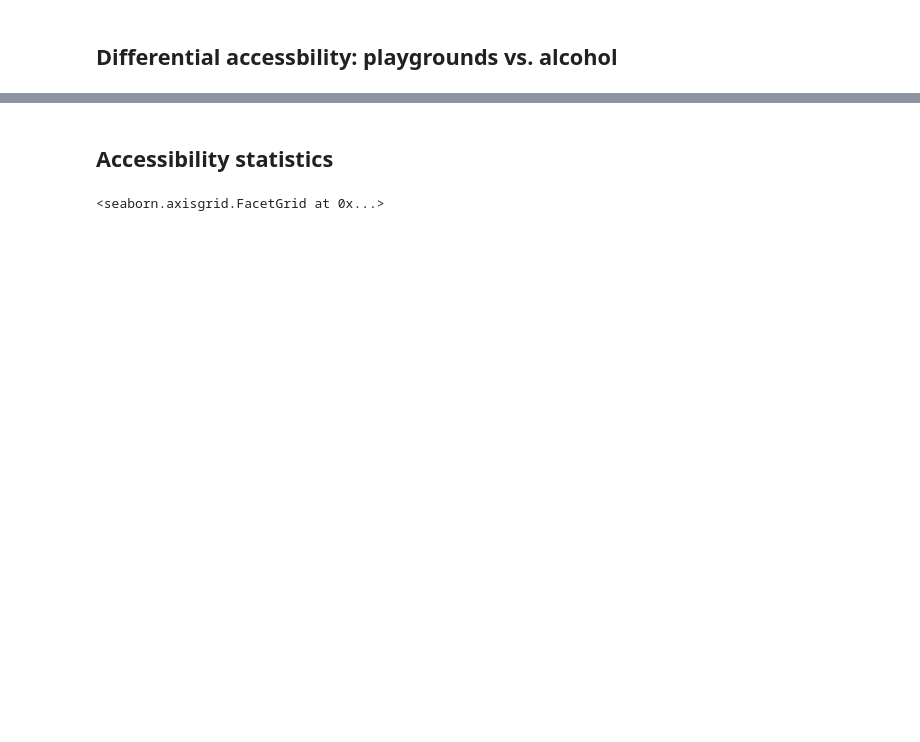
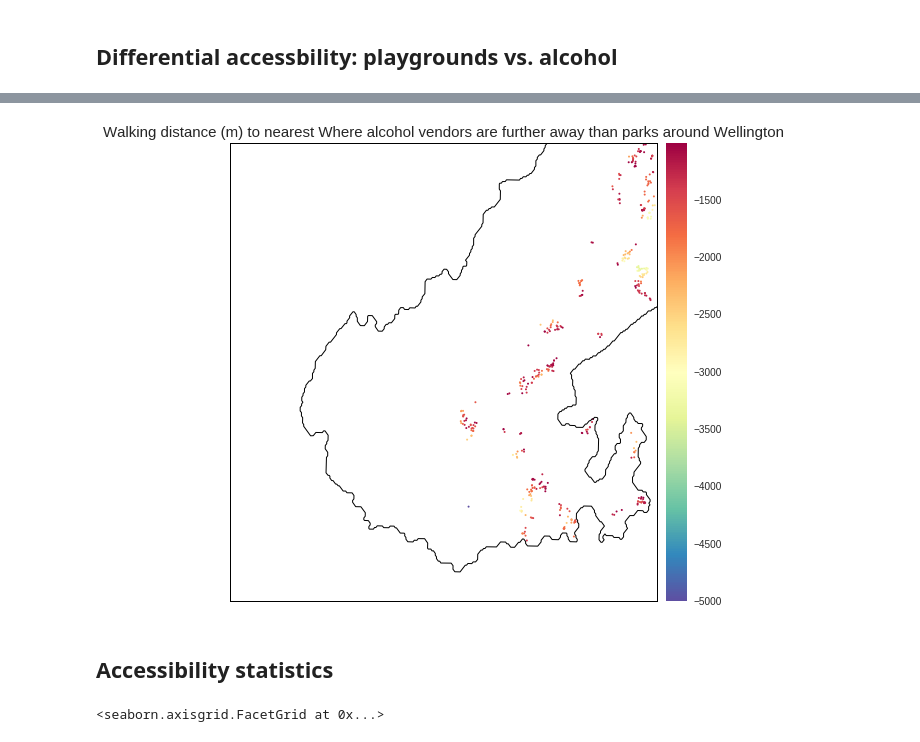
Before and after one commit to shriv/playground-pubs, a Jupyter notebook: Playgrounds vs Pubs.ipynb, the cells around one changed output, grey strips where cells are left out. Drawn from its saved outputs; the diff is of its cells as text; code cells hidden in the pictures; blank space fills up the shorter version.

```diff
--- a/Playgrounds vs Pubs.ipynb
+++ b/Playgrounds vs Pubs.ipynb
@@ -341,3 +338,16 @@ bmap = aa.plot_accessibility(network, diff_accessibility[diff_accessibility > 10
+# %%
+# Get filtered network for plotting
+network.nodes_df = orig_nodes
+network_access_neg_1000, access_neg_1000 = filtered_accessibility_network(network,
+                                                                          diff_accessibility[diff_accessibility < -1000])
+
+bmap = aa.plot_accessibility(network_access_neg_1000, access_neg_1000, osm_bbox,
+                             amenity_type="Where alcohol vendors are further away than parks",
+                             place_name='Wellington',
+                             fig_kwargs=fig_kwargs, plot_kwargs=diff_kwargs,
+                             bmap_kwargs=bmap_kwargs, cbar_kwargs=cbar_kwargs)
+# %% [output]
+[figure, added]
 # %% [markdown]
 ## Accessibility statistics
 # %%
```
Also changed, not shown: parts of 12 cells of this notebook.
